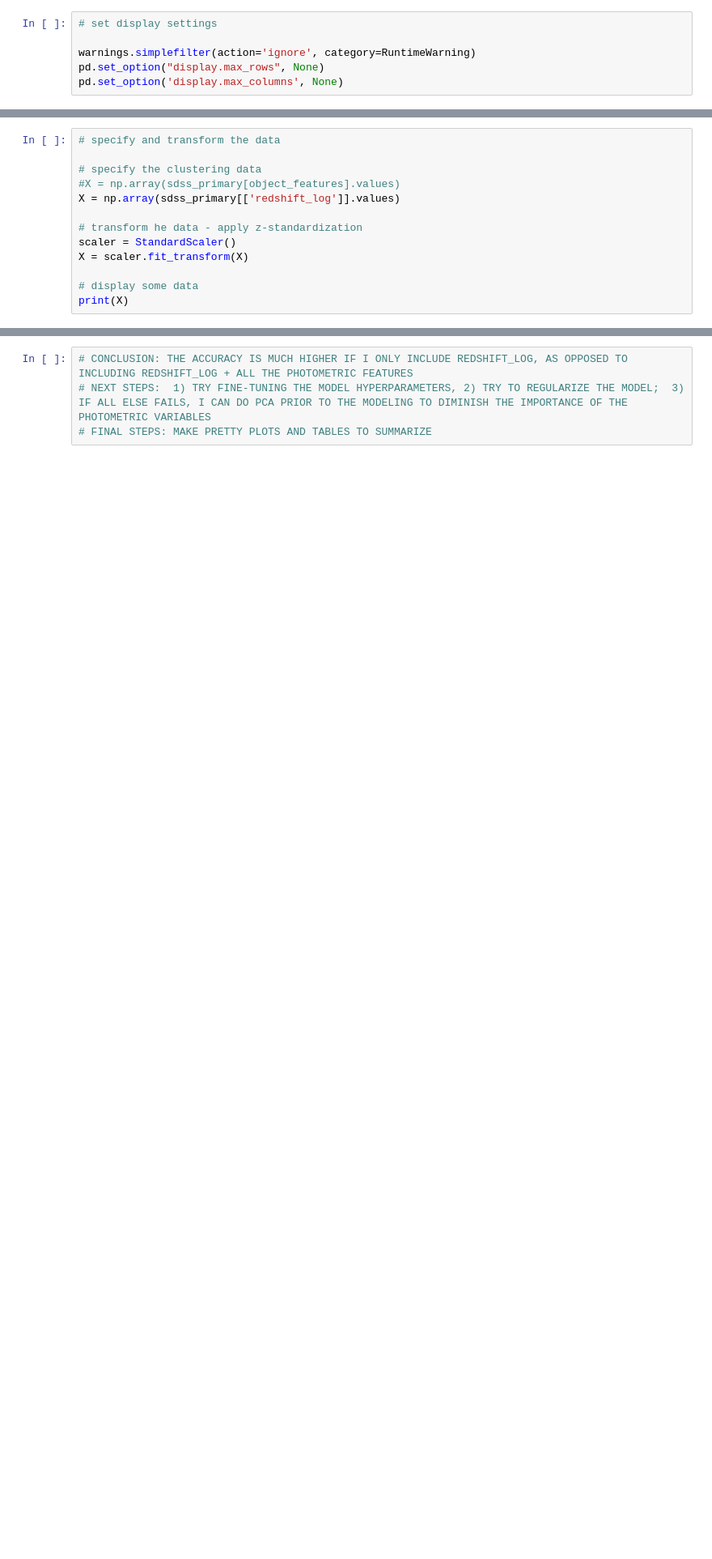
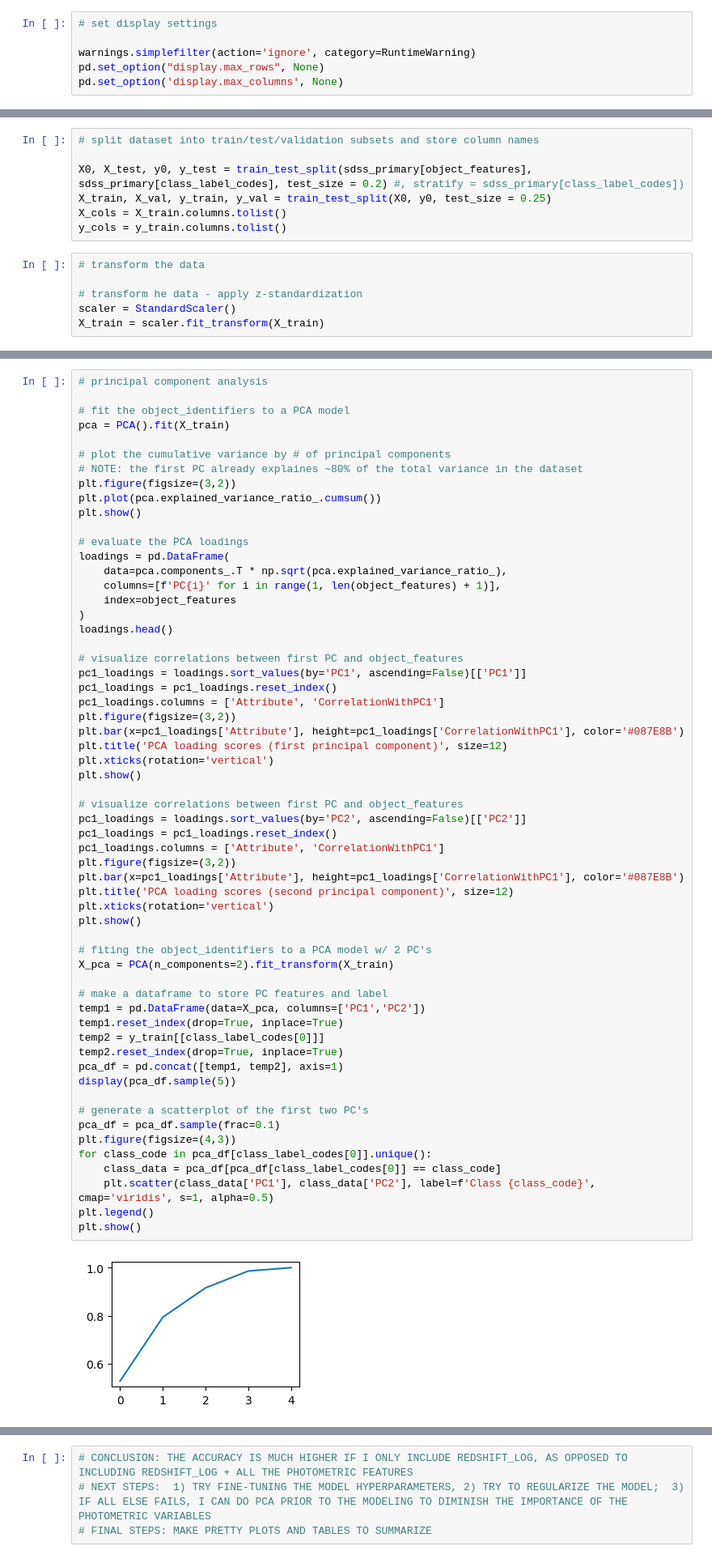
Before and after one commit to jspencermorris/galaxies_sdss, a Jupyter notebook: notebooks/superclass_k-means_clustering.ipynb, the cells around one changed output, grey strips where cells are left out. Shown at 81% size. Saved outputs shown, nothing was run; the diff lists cells and outputs as text; blank space fills up the shorter version.

Commit message:
updated superclass_k-means_clustering

```diff
--- a/notebooks/superclass_k-means_clustering.ipynb
+++ b/notebooks/superclass_k-means_clustering.ipynb
@@ -173,13 +116,13 @@ object_features = ['redshift_log', 'sum_p', 'u-r_p', 'g-i_p', 'r-z_p']
+# %%
+# split dataset into train/test/validation subsets and store column names
+
+X0, X_test, y0, y_test = train_test_split(sdss_primary[object_features], sdss_primary[class_label_codes], test_size = 0.2) #, stratify = sdss_primary[class_label_codes])
+X_train, X_val, y_train, y_val = train_test_split(X0, y0, test_size = 0.25)
+X_cols = X_train.columns.tolist()
+y_cols = y_train.columns.tolist()
 # %%
-# specify and transform the data
-
-# specify the clustering data
-#X = np.array(sdss_primary[object_features].values)
-X = np.array(sdss_primary[['redshift_log']].values)
+# transform the data
 
 # transform he data - apply z-standardization
 scaler = StandardScaler()
-X = scaler.fit_transform(X)
-
-# display some data
-print(X)
+X_train = scaler.fit_transform(X_train)
@@ -193,0 +136,61 @@ print(X)
+# %%
+# principal component analysis
+
+# fit the object_identifiers to a PCA model
+pca = PCA().fit(X_train)
+
+# plot the cumulative variance by # of principal components
+# NOTE: the first PC already explaines ~80% of the total variance in the dataset
+plt.figure(figsize=(3,2))
+plt.plot(pca.explained_variance_ratio_.cumsum())
+plt.show()
+
+# evaluate the PCA loadings
+loadings = pd.DataFrame(
+    data=pca.components_.T * np.sqrt(pca.explained_variance_ratio_),
+    columns=[f'PC{i}' for i in range(1, len(object_features) + 1)],
+    index=object_features
+)
+loadings.head()
+
+# visualize correlations between first PC and object_features
+pc1_loadings = loadings.sort_values(by='PC1', ascending=False)[['PC1']]
+pc1_loadings = pc1_loadings.reset_index()
+pc1_loadings.columns = ['Attribute', 'CorrelationWithPC1']
+plt.figure(figsize=(3,2))
+plt.bar(x=pc1_loadings['Attribute'], height=pc1_loadings['CorrelationWithPC1'], color='#087E8B')
+plt.title('PCA loading scores (first principal component)', size=12)
+plt.xticks(rotation='vertical')
+plt.show()
+
+# visualize correlations between first PC and object_features
+pc1_loadings = loadings.sort_values(by='PC2', ascending=False)[['PC2']]
+pc1_loadings = pc1_loadings.reset_index()
+pc1_loadings.columns = ['Attribute', 'CorrelationWithPC1']
+plt.figure(figsize=(3,2))
+plt.bar(x=pc1_loadings['Attribute'], height=pc1_loadings['CorrelationWithPC1'], color='#087E8B')
+plt.title('PCA loading scores (second principal component)', size=12)
+plt.xticks(rotation='vertical')
+plt.show()
+
+# fiting the object_identifiers to a PCA model w/ 2 PC's
+X_pca = PCA(n_components=2).fit_transform(X_train)
+
+# make a dataframe to store PC features and label
+temp1 = pd.DataFrame(data=X_pca, columns=['PC1','PC2'])
+temp1.reset_index(drop=True, inplace=True)
+temp2 = y_train[[class_label_codes[0]]]
+temp2.reset_index(drop=True, inplace=True)
+pca_df = pd.concat([temp1, temp2], axis=1)
+display(pca_df.sample(5))
+
+# generate a scatterplot of the first two PC's
+pca_df = pca_df.sample(frac=0.1)
+plt.figure(figsize=(4,3))
+for class_code in pca_df[class_label_codes[0]].unique():
+    class_data = pca_df[pca_df[class_label_codes[0]] == class_code]
+    plt.scatter(class_data['PC1'], class_data['PC2'], label=f'Class {class_code}', cmap='viridis', s=1, alpha=0.5)
+plt.legend()
+plt.show()
+# %% [output]
+[figure, added]
```
Also changed, not shown: parts of 20 cells of this notebook.
